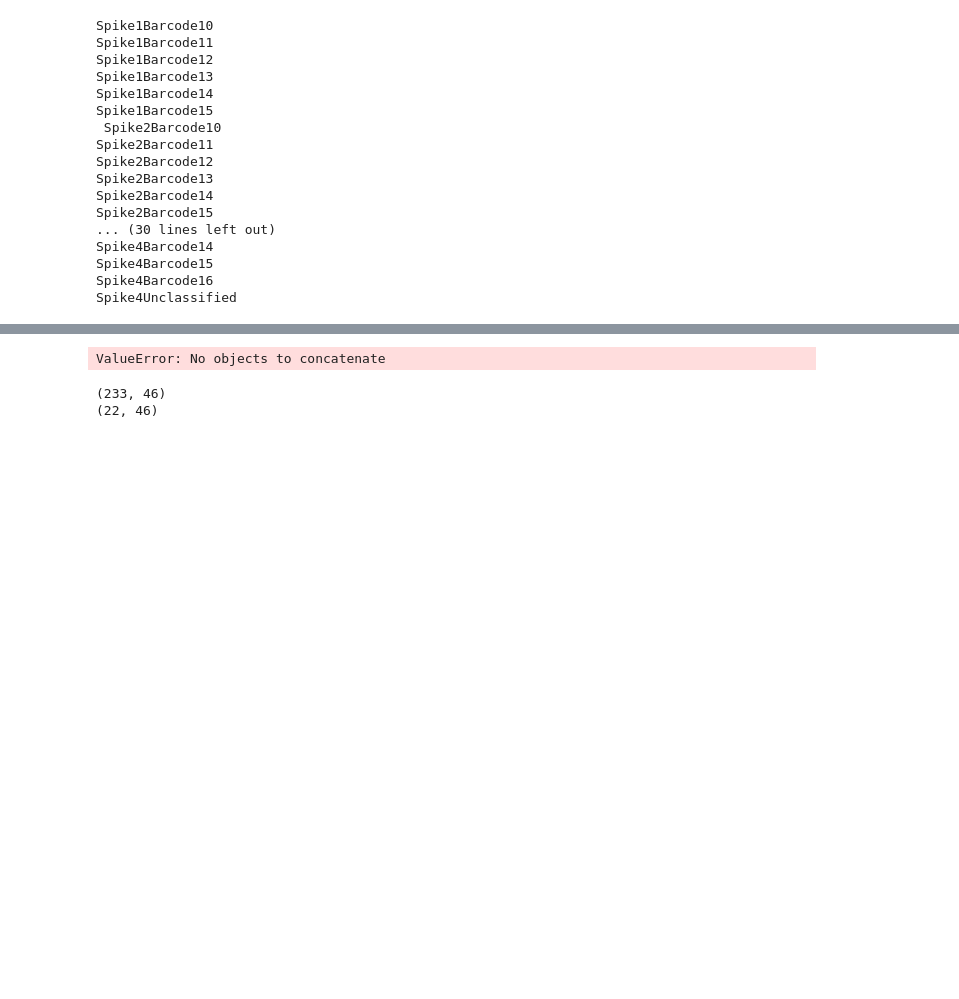
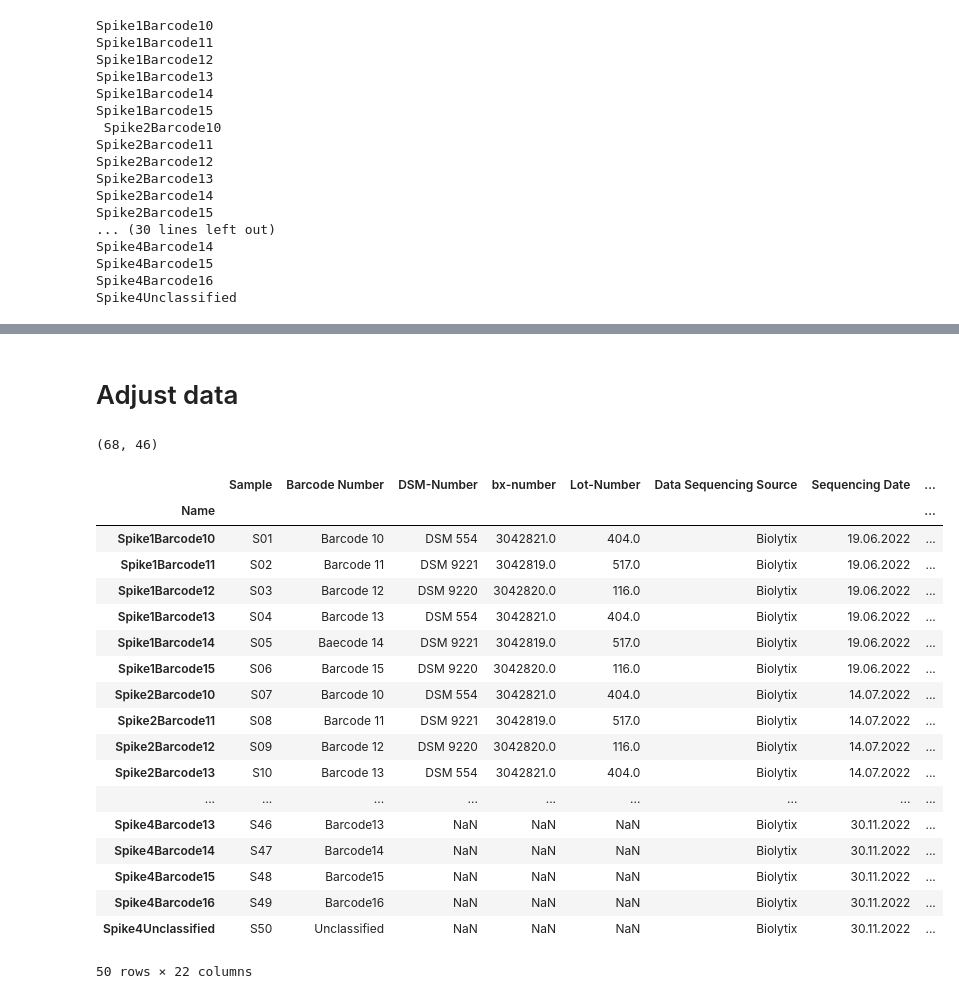
Before and after one commit to usegalaxy-eu/PathoGFAIR, a Jupyter notebook: src/taxonomy_heatmap_from_collection.ipynb, the cells around one changed output, grey strips where cells are left out. Saved outputs shown, nothing was run; the diff lists cells and outputs as text; code cells hidden in the pictures; blank space fills up the shorter version.

```diff
--- a/src/taxonomy_heatmap_from_collection.ipynb
+++ b/src/taxonomy_heatmap_from_collection.ipynb
@@ -83,15 +89,17 @@ Spike4Unclassified
 main_df = pd.concat(dfs, join="outer", axis = 1)
 main_df.fillna(0, inplace=True)
 
-main_df.index.name = "species"
+main_df.index.name = "Subspecies Relative Abundance [%]"
 
 outpath = "data/output"
-os.makedirs(outpath)
+os.makedirs(outpath, exist_ok=True)
 
 main_df.to_csv(os.path.join(outpath,"kraken_species_abundance_bio.csv"))
-# %% [output]
-ValueError: No objects to concatenate
+# %% [markdown]
+# Adjust data
 # %%
+outpath = "data/output"
+
 #normalize
 main_df = pd.read_csv(os.path.join(outpath,"kraken_species_abundance_bio.csv"), index_col=0)
 
@@ -105,5 +113,70 @@ main_df = main_df.loc[(main_df>=0.01).any(axis=1)]
 # species on X ?
 main_df = main_df.transpose()
 # %% [output]
-(233, 46)
-(22, 46)
+(68, 46)
+# %%
+# add metadata
+meta_df = pd.read_excel(open('data/Foodborne pathogen detection paper - Data Analysis.xlsx', 'rb'), sheet_name='Biolytix Spiked')
+meta_df.set_index("Galaxy ID", inplace=True)
+meta_df.index.name = "Name"
+
+meta_df
+
+# add enrichment table
+def set_enrichment_tag(tag):
+    if tag == "Yes":
+        return("(enriched)")
+    if tag == "No":
+        return("(not enriched)")
+    if tag == "":
+        return("(undefined)")
+
+meta_df["Enrichment Tag"] = meta_df["Enrichment"].apply(set_enrichment_tag)
+
+# shorted experted strain
+meta_df["Short Strain"] = meta_df["Expected Strain"].str.replace("Salmonella enterica subsp.", "S.")
+
+# add CT to output
+def ct_value(ct):
+    try:
+        return(f"CT: {int(ct)}")
+    except:
+        return(f"CT: NA")
+
+meta_df["CT tag"] = meta_df["CT Value"].apply(ct_value)
+meta_df
+
+# add CFU to output
+def cfu_value(cfu):
+    try:
+        int(cfu)
+        number = '{:.1e}'.format(cfu)
+        return(f"CFU: {number}")
+    except:
+        return(f"CFU: NA")
+
+meta_df["CFU tag"] = meta_df["CFU"].apply(cfu_value)
+
+# complete tag
+meta_df["Sample Description"] = meta_df["Short Strain"] + " " + meta_df["Enrichment Tag"] + " " + meta_df["CT tag"] + " " + meta_df["CFU tag"]
+meta_df
+# %% [output]
+|  | Sample | Barcode Number | DSM-Number | bx-number | Lot-Number | Data Sequencing Source | Sequencing Date | ... |
+| Name |  |  |  |  |  |  |  | ... |
+| Spike1Barcode10 | S01 | Barcode 10 | DSM 554 | 3042821.0 | 404.0 | Biolytix | 19.06.2022 | ... |
+| Spike1Barcode11 | S02 | Barcode 11 | DSM 9221 | 3042819.0 | 517.0 | Biolytix | 19.06.2022 | ... |
+| Spike1Barcode12 | S03 | Barcode 12 | DSM 9220 | 3042820.0 | 116.0 | Biolytix | 19.06.2022 | ... |
+| Spike1Barcode13 | S04 | Barcode 13 | DSM 554 | 3042821.0 | 404.0 | Biolytix | 19.06.2022 | ... |
+| Spike1Barcode14 | S05 | Baecode 14 | DSM 9221 | 3042819.0 | 517.0 | Biolytix | 19.06.2022 | ... |
+| Spike1Barcode15 | S06 | Barcode 15 | DSM 9220 | 3042820.0 | 116.0 | Biolytix | 19.06.2022 | ... |
+| Spike2Barcode10 | S07 | Barcode 10 | DSM 554 | 3042821.0 | 404.0 | Biolytix | 14.07.2022 | ... |
+| Spike2Barcode11 | S08 | Barcode 11 | DSM 9221 | 3042819.0 | 517.0 | Biolytix | 14.07.2022 | ... |
+| Spike2Barcode12 | S09 | Barcode 12 | DSM 9220 | 3042820.0 | 116.0 | Biolytix | 14.07.2022 | ... |
+| Spike2Barcode13 | S10 | Barcode 13 | DSM 554 | 3042821.0 | 404.0 | Biolytix | 14.07.2022 | ... |
+| ... | ... | ... | ... | ... | ... | ... | ... | ... |
+| Spike4Barcode13 | S46 | Barcode13 | NaN | NaN | NaN | Biolytix | 30.11.2022 | ... |
+| Spike4Barcode14 | S47 | Barcode14 | NaN | NaN | NaN | Biolytix | 30.11.2022 | ... |
+| Spike4Barcode15 | S48 | Barcode15 | NaN | NaN | NaN | Biolytix | 30.11.2022 | ... |
+| Spike4Barcode16 | S49 | Barcode16 | NaN | NaN | NaN | Biolytix | 30.11.2022 | ... |
+| Spike4Unclassified | S50 | Unclassified | NaN | NaN | NaN | Biolytix | 30.11.2022 | ... |
+50 rows × 22 columns
```
Also changed, not shown: parts of 9 cells of this notebook, 7 other files.
